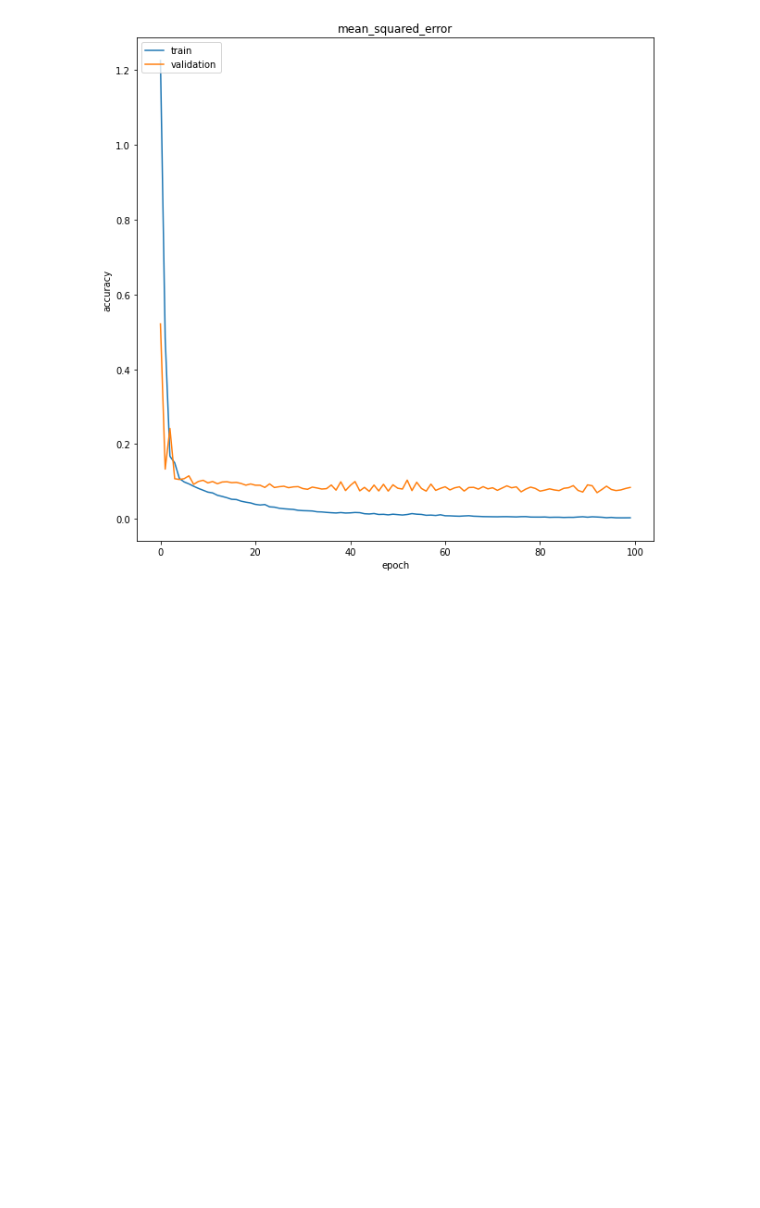
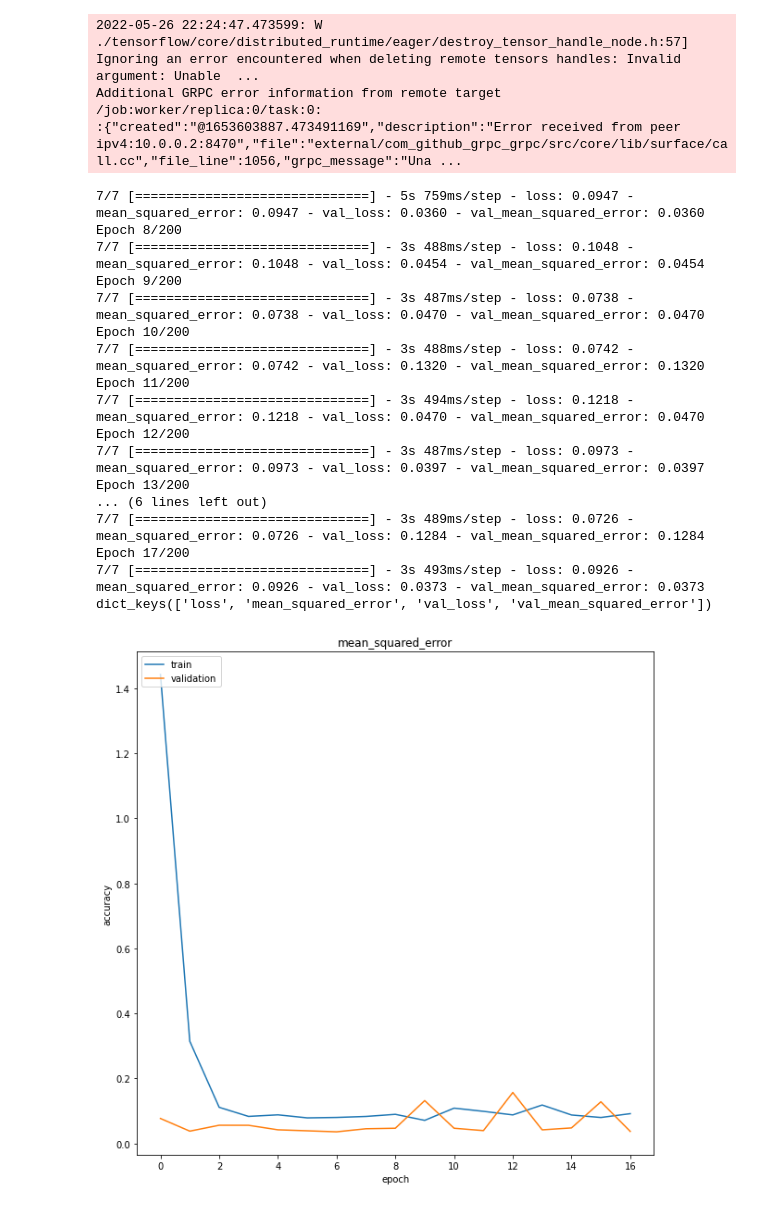
Before and after one commit to kumbhareravish/ICNAP, a Jupyter notebook: aux-code-bonus.ipynb, the cells around one changed output. Drawn from its saved outputs; the diff is of its cells as text; code cells hidden in the pictures; blank space fills up the shorter version.

```diff
--- a/aux-code-bonus.ipynb
+++ b/aux-code-bonus.ipynb
@@ -53,0 +96,3 @@ def preprocess_data(data):
+# %%
+y = target.to_numpy()
+print(y)
@@ -108,8 +158,9 @@ def timeseries_transform(data, head_size, num_heads, ff_dim, dropout=0):
 
     res = x + data
     # Feed Forward Part
+    x = layers.LayerNormalization(epsilon=1e-6)(res)
     x = layers.Conv1D(filters=ff_dim, kernel_size=1, activation="relu")(x)
-    x = layers.MaxPooling1D(pool_size=1)(x)
-    x = layers.LayerNormalization(epsilon=1e-6)(x)
+    x = layers.Dropout(dropout)(x)
     x = layers.Conv1D(filters=data.shape[-1], kernel_size=1)(x)
+
     return x + res
@@ -117,13 +176,18 @@ def timeseries_transform(data, head_size, num_heads, ff_dim, dropout=0):
 def build_model(input_shape, head_size, num_heads, ff_dim, num_transformer_blocks, mlp_units, dropout=0, mlp_dropout=0):
     inputs = keras.Input(shape=input_shape)
     x = inputs
+    x = layers.Conv1D(filters=1, kernel_size=1, activation="relu")(x)
+
     for _ in range(num_transformer_blocks):
-            x = timeseries_transform(x, head_size, num_heads, ff_dim, dropout)
+        x = timeseries_transform(x, head_size, num_heads, ff_dim, dropout)
 
     x = layers.GlobalAveragePooling1D(data_format="channels_first")(x)
     for dim in mlp_units:
         x = layers.Dense(dim, activation="relu")(x)
+    x = layers.LayerNormalization(epsilon=1e-6)(x)
     x = layers.Dense(128, activation="relu")(x)
+    x = layers.Dropout(dropout)(x)
+    x = layers.LayerNormalization(epsilon=1e-6)(x)
     outputs = layers.Dense(1)(x)
     return keras.Model(inputs, outputs)
 # %%
@@ -132,13 +196,13 @@ def model_training(X_train, y_train, X_val, y_val):
     Train the data with the compatible model
     """
 
-    input_shape = X_train.shape[1:]
+    input_shape = (9000, 12)
 
     # instantiating the model in the strategy scope creates the model on the TPU
     with tpu_strategy.scope():
 
         model = build_model(input_shape, head_size=256, num_heads=4, ff_dim=4, num_transformer_blocks=4, mlp_units=[128], mlp_dropout=0.4, dropout=0.0)
-        lr_schedule = keras.optimizers.schedules.ExponentialDecay(initial_learning_rate=1e-5, decay_steps=10000, decay_rate=0.9)
+        lr_schedule = keras.optimizers.schedules.ExponentialDecay(initial_learning_rate=1e-4, decay_steps=10000, decay_rate=0.9)
 
         model.compile(
             loss="mse",
@@ -148,9 +212,9 @@ def model_training(X_train, y_train, X_val, y_val):
 
         model.summary()
 
-#         callbacks = [keras.callbacks.EarlyStopping(patience=10, restore_best_weights=True)]
+        callbacks = [keras.callbacks.EarlyStopping(patience=10, restore_best_weights=True)]
 
-        history = model.fit(X_train, y_train, validation_data=(X_val,y_val), epochs=100, batch_size=16)
+        history = model.fit(X_train, y_train, validation_data=(X_val,y_val), epochs=200, batch_size=16, callbacks=callbacks)
 
     plotting(history)
 
@@ -175,17 +239,7 @@ def evaluate(X_test, y_act, metric, model):
 
     return y_pred, mse
 # %%
-path = "../input/milling-dataset/ipt_12.json"
-data = load_data(path)
-# data['smcAC'] = data['smcAC'].apply(lambda x:shorten_series(x))
-# data['smcDC'] = data['smcDC'].apply(lambda x:shorten_series(x))
-# data['vib_table'] = data['vib_table'].apply(lambda x:shorten_series(x))
-# data['vib_spindle'] = data['vib_spindle'].apply(lambda x:shorten_series(x))
-# data['AE_table'] = data['AE_table'].apply(lambda x:shorten_series(x))
-# data['AE_spindle'] = data['AE_spindle'].apply(lambda x:shorten_series(x))
-X, y = preprocess_data(data)
-
-X_train, X_val, X_test, y_train, y_val, y_test = split_train_test(X, y)
+X_train, X_val, X_test, y_train, y_val, y_test = split_train_test(l, y)
 
 # detect and init the TPU
 tpu = tf.distribute.cluster_resolver.TPUClusterResolver.connect()
@@ -227 +273,21 @@ dict_keys(['loss', 'mean_squared_error', 'val_loss', 'val_mean_squared_error'])
+2022-05-26 22:24:47.473599: W ./tensorflow/core/distributed_runtime/eager/destroy_tensor_handle_node.h:57] Ignoring an error encountered when deleting remote tensors handles: Invalid argument: Unable  ...
+Additional GRPC error information from remote target /job:worker/replica:0/task:0:
+:{"created":"@1653603887.473491169","description":"Error received from peer ipv4:10.0.0.2:8470","file":"external/com_github_grpc_grpc/src/core/lib/surface/call.cc","file_line":1056,"grpc_message":"Una ...
+7/7 [==============================] - 5s 759ms/step - loss: 0.0947 - mean_squared_error: 0.0947 - val_loss: 0.0360 - val_mean_squared_error: 0.0360
+Epoch 8/200
+7/7 [==============================] - 3s 488ms/step - loss: 0.1048 - mean_squared_error: 0.1048 - val_loss: 0.0454 - val_mean_squared_error: 0.0454
+Epoch 9/200
+7/7 [==============================] - 3s 487ms/step - loss: 0.0738 - mean_squared_error: 0.0738 - val_loss: 0.0470 - val_mean_squared_error: 0.0470
+Epoch 10/200
+7/7 [==============================] - 3s 488ms/step - loss: 0.0742 - mean_squared_error: 0.0742 - val_loss: 0.1320 - val_mean_squared_error: 0.1320
+Epoch 11/200
+7/7 [==============================] - 3s 494ms/step - loss: 0.1218 - mean_squared_error: 0.1218 - val_loss: 0.0470 - val_mean_squared_error: 0.0470
+Epoch 12/200
+7/7 [==============================] - 3s 487ms/step - loss: 0.0973 - mean_squared_error: 0.0973 - val_loss: 0.0397 - val_mean_squared_error: 0.0397
+Epoch 13/200
+... (6 lines left out)
+7/7 [==============================] - 3s 489ms/step - loss: 0.0726 - mean_squared_error: 0.0726 - val_loss: 0.1284 - val_mean_squared_error: 0.1284
+Epoch 17/200
+7/7 [==============================] - 3s 493ms/step - loss: 0.0926 - mean_squared_error: 0.0926 - val_loss: 0.0373 - val_mean_squared_error: 0.0373
+dict_keys(['loss', 'mean_squared_error', 'val_loss', 'val_mean_squared_error'])
-[figure, old version]
+[figure, new version]
```
Also changed, not shown: parts of 16 cells of this notebook.
